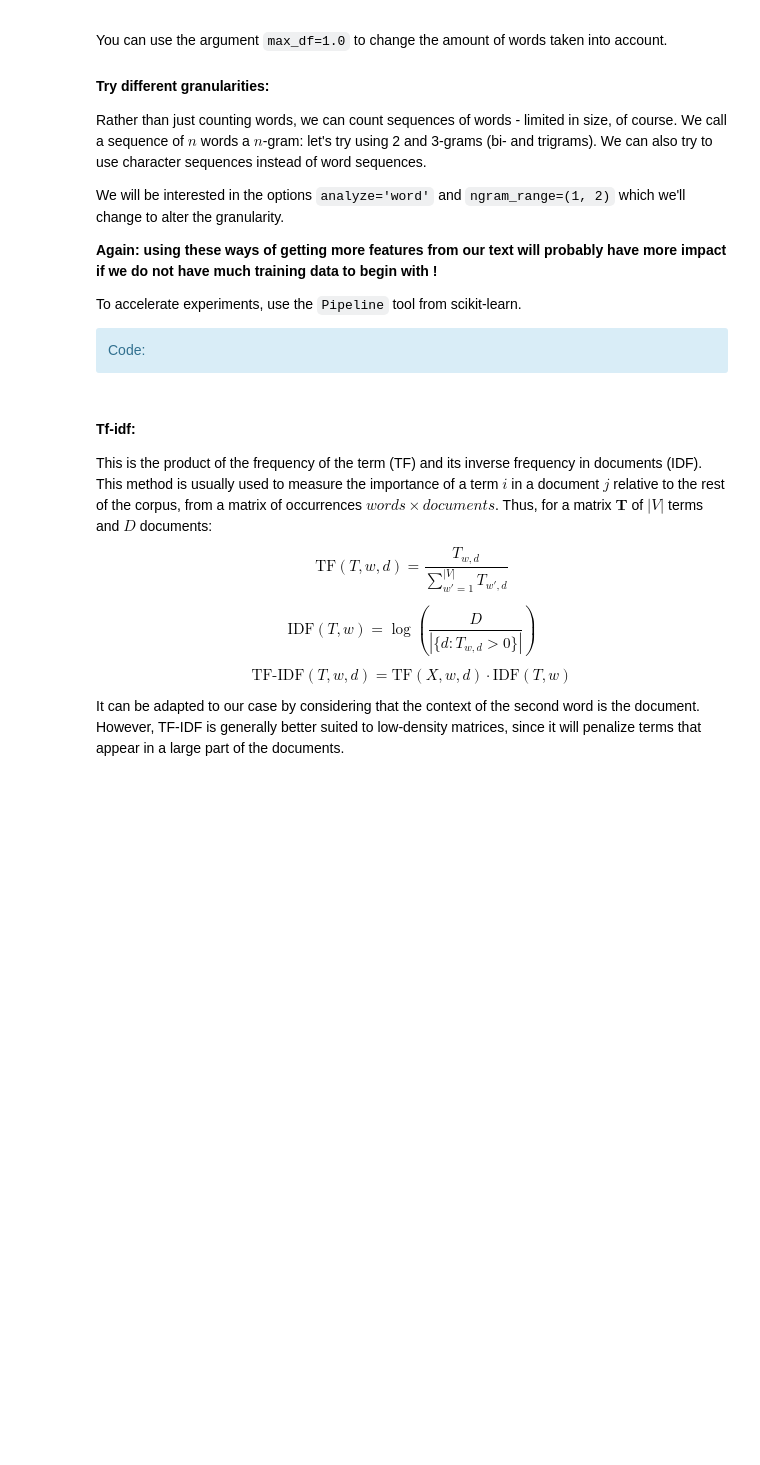
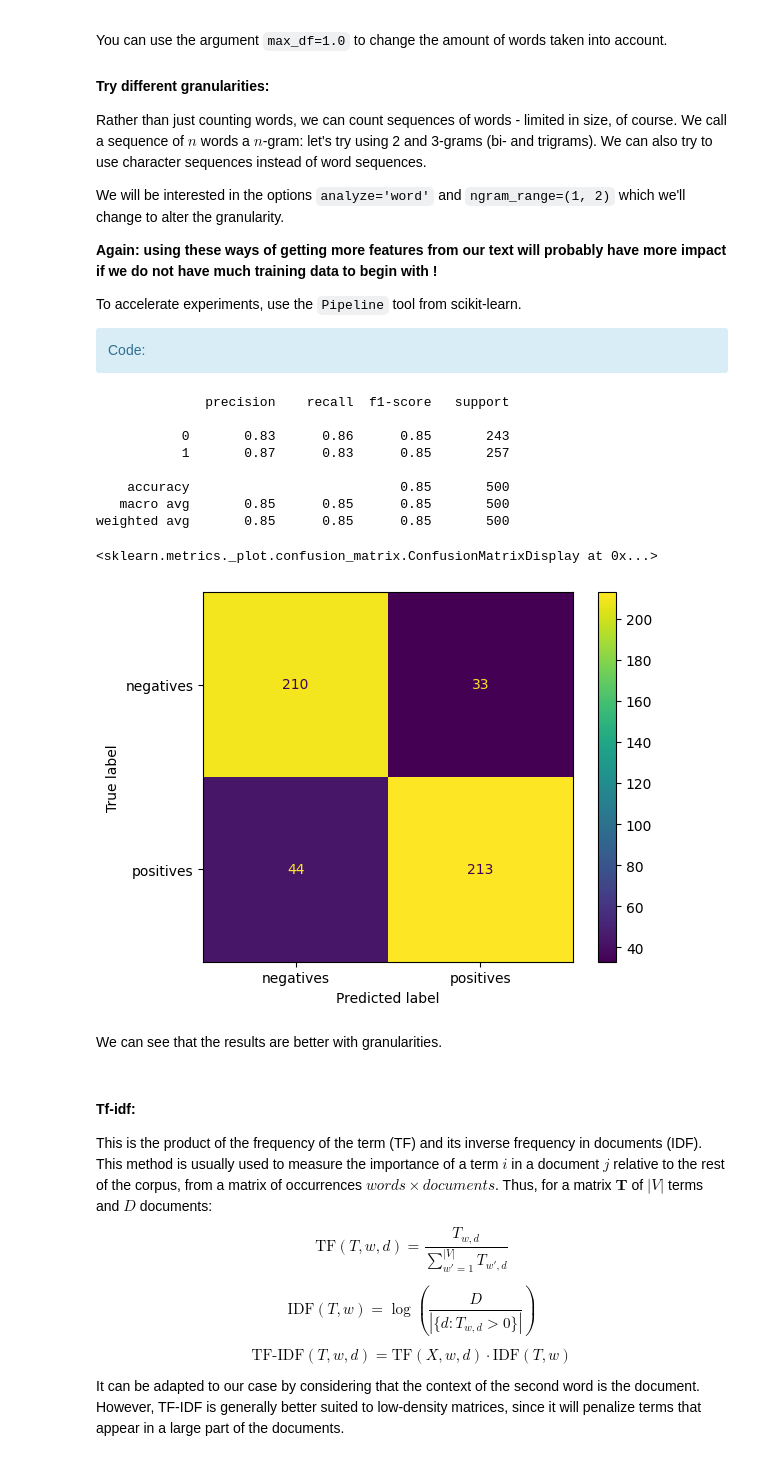
Before and after one commit to V-kr0pt/Data-Science, a Jupyter notebook: SD-TSIA-214 - Machine Learning for Text Mining/TP_Embeddings_for_Sentiment_Analysis_SD-TSIA-214_students_UPDATED.ipynb, the cells around one changed output. Saved outputs shown, nothing was run; the diff lists cells and outputs as text; code cells hidden in the pictures; blank space fills up the shorter version.

```diff
--- a/SD-TSIA-214 - Machine Learning for Text Mining/TP_Embeddings_for_Sentiment_Analysis_SD-TSIA-214_students_UPDATED.ipynb
+++ b/SD-TSIA-214 - Machine Learning for Text Mining/TP_Embeddings_for_Sentiment_Analysis_SD-TSIA-214_students_UPDATED.ipynb
@@ -407,12 +407,31 @@
 from sklearn.pipeline import Pipeline
 # %%
 pipeline_base = Pipeline([
-    ('vect', CountVectorizer(max_features=30000, analyzer='word', stop_words=None)),
+    ('vect', CountVectorizer(max_features=30000, analyzer='word',
+                              stop_words=None, max_df=1.0, ngram_range=(1, 2))),
     ('clf', MultinomialNB()),
 ])
 pipeline_base.fit(train_texts_splt, train_labels_splt)
 val_pred = pipeline_base.predict(val_texts)
 print(classification_report(val_labels, val_pred))
+
+cf_matrix = confusion_matrix(val_labels, val_pred)
+cf_disp = ConfusionMatrixDisplay(cf_matrix,
+                                 display_labels=['negatives', 'positives'])
+cf_disp.plot()
+# %% [output]
+              precision    recall  f1-score   support
+
+           0       0.83      0.86      0.85       243
+           1       0.87      0.83      0.85       257
+
+    accuracy                           0.85       500
+   macro avg       0.85      0.85      0.85       500
+weighted avg       0.85      0.85      0.85       500
+<sklearn.metrics._plot.confusion_matrix.ConfusionMatrixDisplay at 0x...>
+[figure, added]
+# %% [markdown]
+We can see that the results are better with granularities.
 # %% [markdown]
 #### Tf-idf:
 
```
Also changed, not shown: parts of 11 cells of this notebook.
